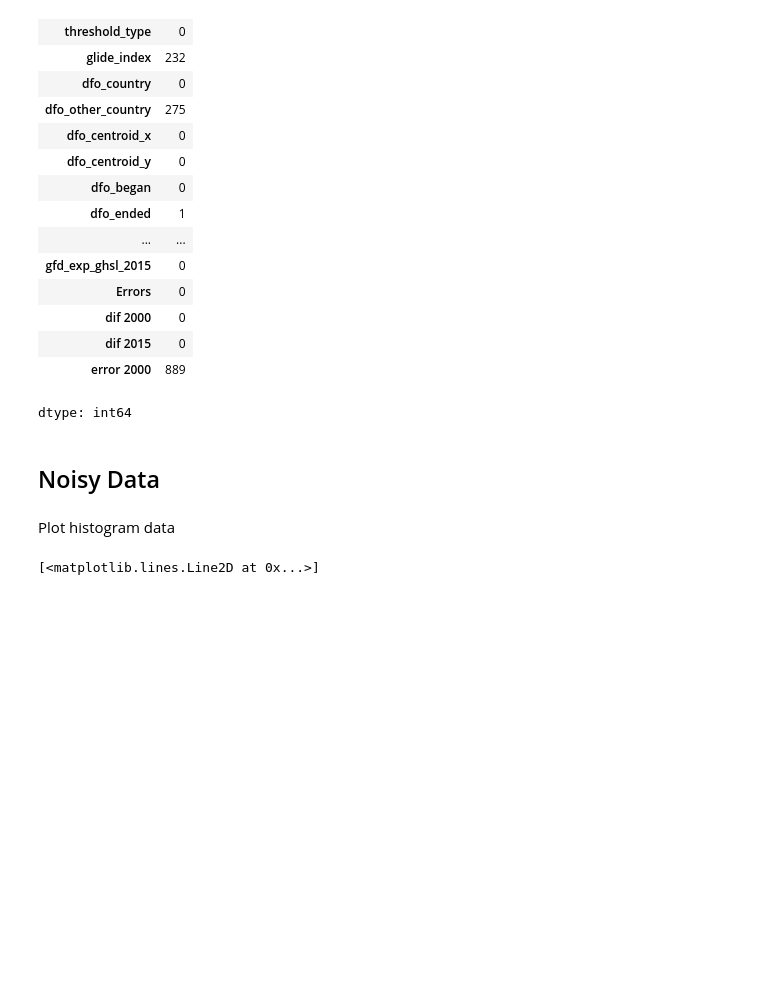
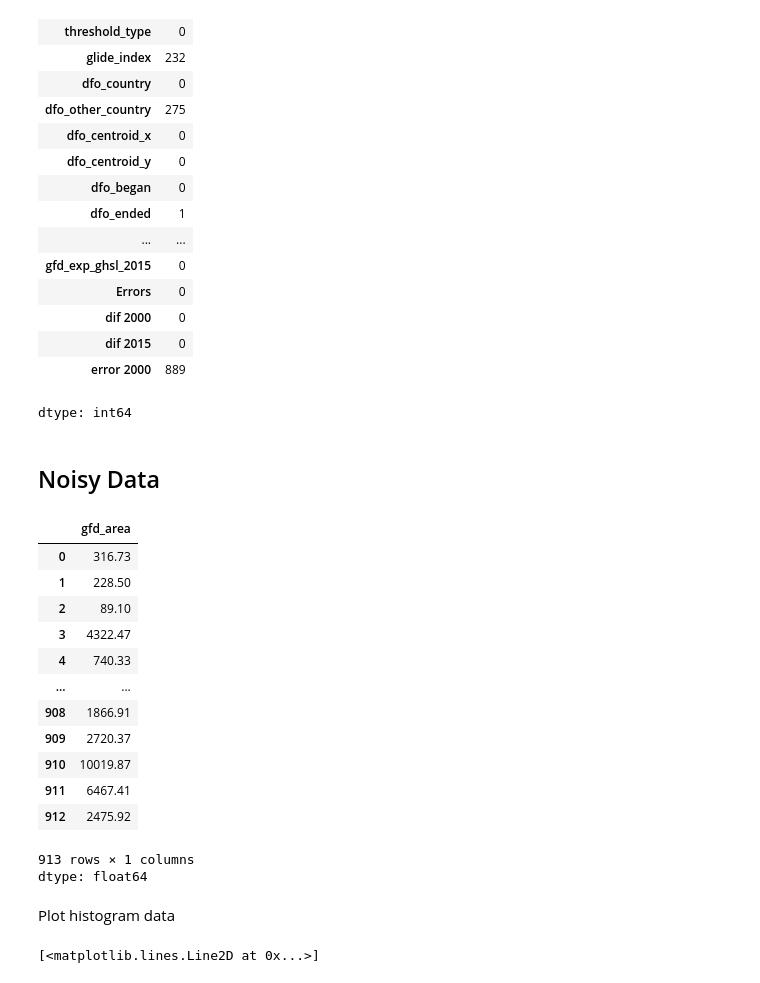
Before and after one commit to BunyanutIn/BSC_DPDM2025, a Jupyter notebook: Ch3_Data_Preprocessing.ipynb, the cells around one changed output. Cells and saved outputs as stored; diff of their text form; code cells hidden in the pictures; blank space fills up the shorter version.

```diff
--- a/Ch3_Data_Preprocessing.ipynb
+++ b/Ch3_Data_Preprocessing.ipynb
@@ -235,3 +233,20 @@ floodgfd_area
+# %%
+flood['gfd_area']
+# %% [output]
+|  | gfd_area |
+| 0 | 316.73 |
+| 1 | 228.50 |
+| 2 | 89.10 |
+| 3 | 4322.47 |
+| 4 | 740.33 |
+| ... | ... |
+| 908 | 1866.91 |
+| 909 | 2720.37 |
+| 910 | 10019.87 |
+| 911 | 6467.41 |
+| 912 | 2475.92 |
+913 rows × 1 columns
+dtype: float64
 # %% [markdown]
 Plot histogram data
 # %%
```
Also changed, not shown: parts of 18 cells of this notebook.
